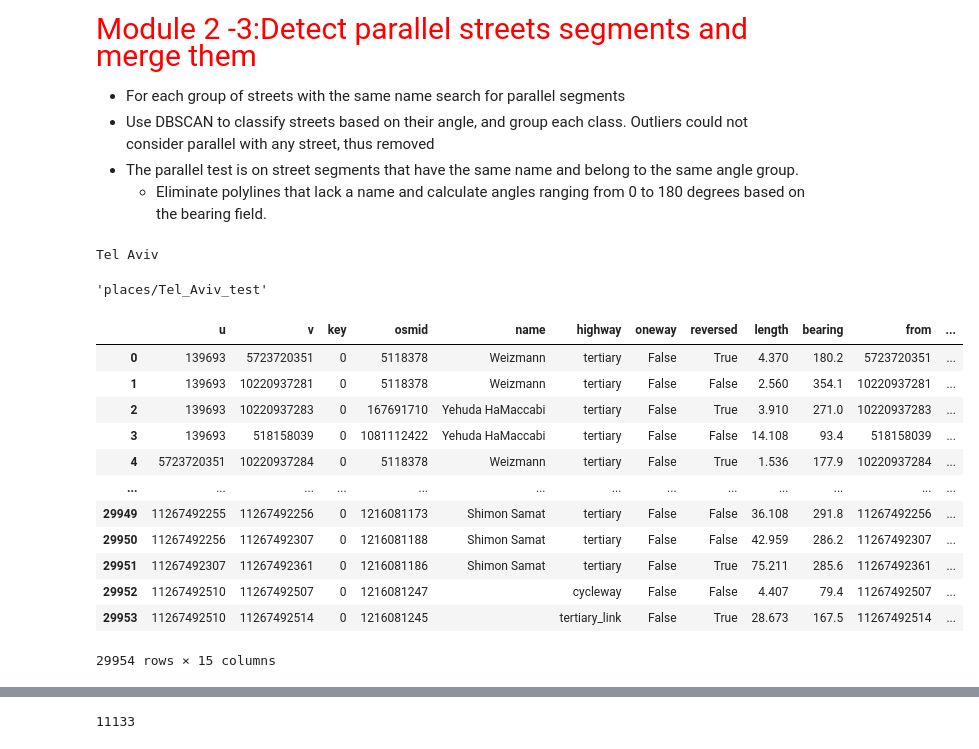
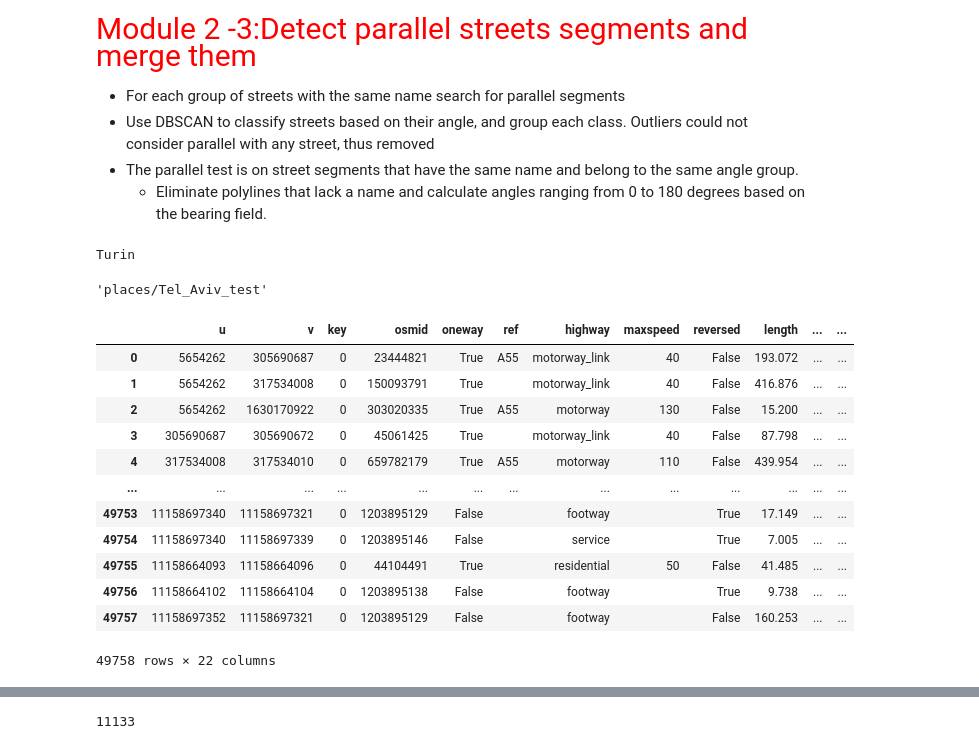
Before and after one commit to achic19/SOD0, a Jupyter notebook: Code/code_for_test.ipynb, the cells around one changed output, grey strips where cells are left out. Cells and saved outputs as stored; diff of their text form; code cells hidden in the pictures.

```diff
--- a/Code/code_for_test.ipynb
+++ b/Code/code_for_test.ipynb
@@ -42,13 +42,13 @@ pjr_loc = os.path.dirname(os.getcwd())
 
 # Download data from OpenStreetMap, project it, and convert it to a GeoDataFrame. OSMnx automatically resolves topology errors and retrieves only the street-related polylines.
 
-place = 'Tel Aviv'
+place = 'Turin'
 print(place)
 data_folder  = f'places/{place.replace(",","_").replace(" ","_")}_test'
 os.makedirs(f'{data_folder}/delete_2_nodes',exist_ok = True)
 os.makedirs(f'{data_folder}/split_tp_intersection',exist_ok = True)
 # %% [output]
-Tel Aviv
+Turin
 # %%
 if place =='Tel Aviv':
     useful_tags_path = ['name:en','highway','length','bearing','tunnel','junction']
@@ -64,22 +64,23 @@ graph_pro = ox.projection.project_graph(graph, to_crs=project_crs)
 io.save_graph_geopackage(graph_pro, filepath=f'{data_folder}/osm_data.gpkg', encoding='utf-8', directed=False)
 # %%
 my_gdf = gpd.read_file(f'{data_folder}/osm_data.gpkg',layer = 'edges')# Identify roundabout elements, if any exist, and store them in a separate DataFrame.
-my_gdf.rename(columns={'name:en':'name'}, inplace=True)
+if place =='Tel Aviv':
+    my_gdf.rename(columns={'name:en':'name'}, inplace=True)
 my_gdf
 # %% [output]
-|  | u | v | key | osmid | name | highway | oneway | reversed | length | bearing | from | ... |
-| 0 | 139693 | 5723720351 | 0 | 5118378 | Weizmann | tertiary | False | True | 4.370 | 180.2 | 5723720351 | ... |
-| 1 | 139693 | 10220937281 | 0 | 5118378 | Weizmann | tertiary | False | False | 2.560 | 354.1 | 10220937281 | ... |
-| 2 | 139693 | 10220937283 | 0 | 167691710 | Yehuda HaMaccabi | tertiary | False | True | 3.910 | 271.0 | 10220937283 | ... |
-| 3 | 139693 | 518158039 | 0 | 1081112422 | Yehuda HaMaccabi | tertiary | False | False | 14.108 | 93.4 | 518158039 | ... |
-| 4 | 5723720351 | 10220937284 | 0 | 5118378 | Weizmann | tertiary | False | True | 1.536 | 177.9 | 10220937284 | ... |
+|  | u | v | key | osmid | oneway | ref | highway | maxspeed | reversed | length | ... | ... |
+| 0 | 5654262 | 305690687 | 0 | 23444821 | True | A55 | motorway_link | 40 | False | 193.072 | ... | ... |
+| 1 | 5654262 | 317534008 | 0 | 150093791 | True |  | motorway_link | 40 | False | 416.876 | ... | ... |
+| 2 | 5654262 | 1630170922 | 0 | 303020335 | True | A55 | motorway | 130 | False | 15.200 | ... | ... |
+| 3 | 305690687 | 305690672 | 0 | 45061425 | True |  | motorway_link | 40 | False | 87.798 | ... | ... |
+| 4 | 317534008 | 317534010 | 0 | 659782179 | True | A55 | motorway | 110 | False | 439.954 | ... | ... |
 | ... | ... | ... | ... | ... | ... | ... | ... | ... | ... | ... | ... | ... |
-| 29949 | 11267492255 | 11267492256 | 0 | 1216081173 | Shimon Samat | tertiary | False | False | 36.108 | 291.8 | 11267492256 | ... |
-| 29950 | 11267492256 | 11267492307 | 0 | 1216081188 | Shimon Samat | tertiary | False | False | 42.959 | 286.2 | 11267492307 | ... |
-| 29951 | 11267492307 | 11267492361 | 0 | 1216081186 | Shimon Samat | tertiary | False | True | 75.211 | 285.6 | 11267492361 | ... |
-| 29952 | 11267492510 | 11267492507 | 0 | 1216081247 |  | cycleway | False | False | 4.407 | 79.4 | 11267492507 | ... |
-| 29953 | 11267492510 | 11267492514 | 0 | 1216081245 |  | tertiary_link | False | True | 28.673 | 167.5 | 11267492514 | ... |
+| 49753 | 11158697340 | 11158697321 | 0 | 1203895129 | False |  | footway |  | True | 17.149 | ... | ... |
+| 49754 | 11158697340 | 11158697339 | 0 | 1203895146 | False |  | service |  | True | 7.005 | ... | ... |
+| 49755 | 11158664093 | 11158664096 | 0 | 44104491 | True |  | residential | 50 | False | 41.485 | ... | ... |
+| 49756 | 11158664102 | 11158664104 | 0 | 1203895138 | False |  | footway |  | True | 9.738 | ... | ... |
+| 49757 | 11158697352 | 11158697321 | 0 | 1203895129 | False |  | footway |  | False | 160.253 | ... | ... |
-29954 rows × 15 columns
+49758 rows × 22 columns
 # %%
 ## Run when initialise the code
 # find and store roundabout
```
Also changed, not shown: parts of 40 cells of this notebook, 1 other file.
